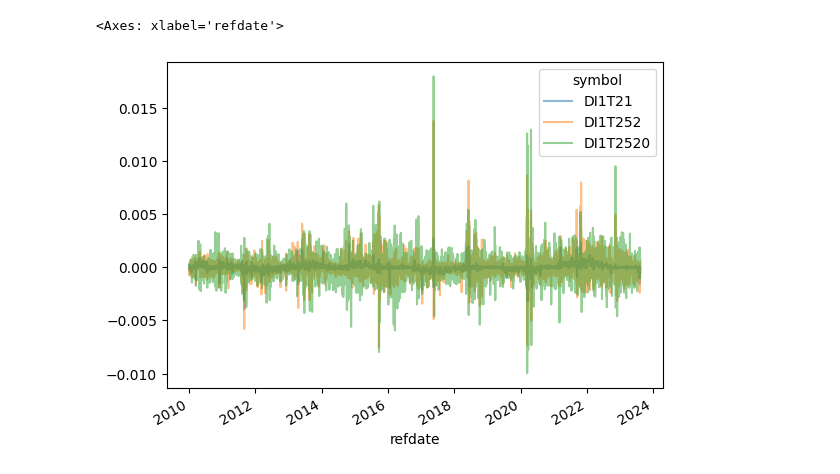
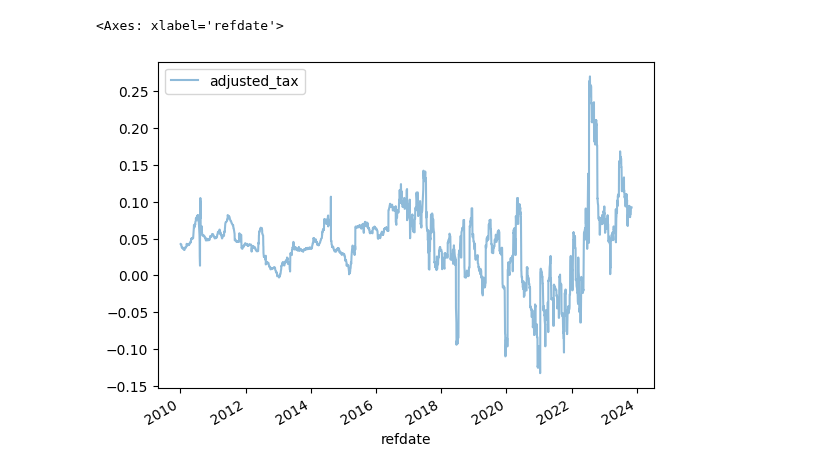
Before and after one commit to wilsonfreitas/brasa, a Jupyter notebook: notebooks/pyarrow-2-di1-curves.ipynb, the cells around one changed output. Drawn from its saved outputs; the diff is of its cells as text; code cells hidden in the pictures.

```diff
--- a/notebooks/pyarrow-2-di1-curves.ipynb
+++ b/notebooks/pyarrow-2-di1-curves.ipynb
@@ -84,5 +20,9 @@ ds.write_dataset(tb_di1_curve_standard_returns, os.path.join(db_folder_path, "b3
 # %%
+tb_di1_curve_standard_returns = brasa.get_dataset("b3-curves-di1-standard-returns").to_table()
 tb_di1_curve_standard_returns.filter(pc.field("symbol").isin(["DI1T21", "DI1T252", "DI1T2520"])).to_pandas().pivot_table(index="refdate", columns="symbol", values="returns").plot(alpha=0.5)
-# %% [output]
-<Axes: xlabel='refdate'>
-[figure, removed]
+# %%
+df_first_dap = brasa.get_dataset("b3-futures-dap-first-generic").to_table().to_pandas()
+df_first_dap.plot(x="refdate", y="adjusted_tax", alpha=0.5)
+# %% [output]
+<Axes: xlabel='refdate'>
+[figure, added]
```
Also changed, not shown: parts of 14 cells of this notebook, 8 other files.
